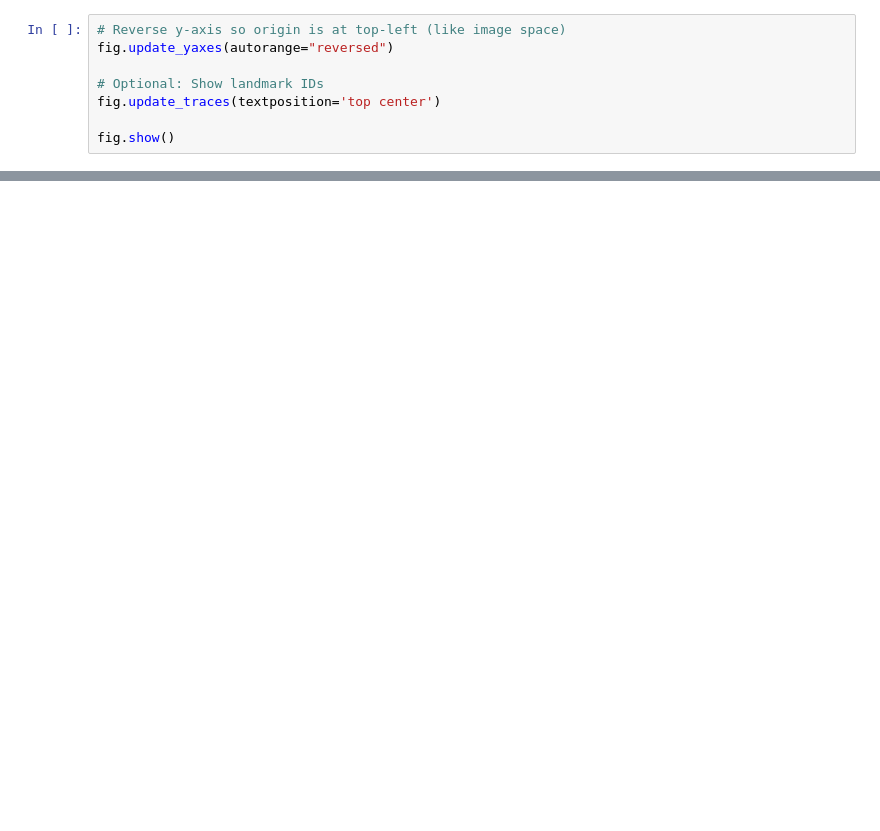
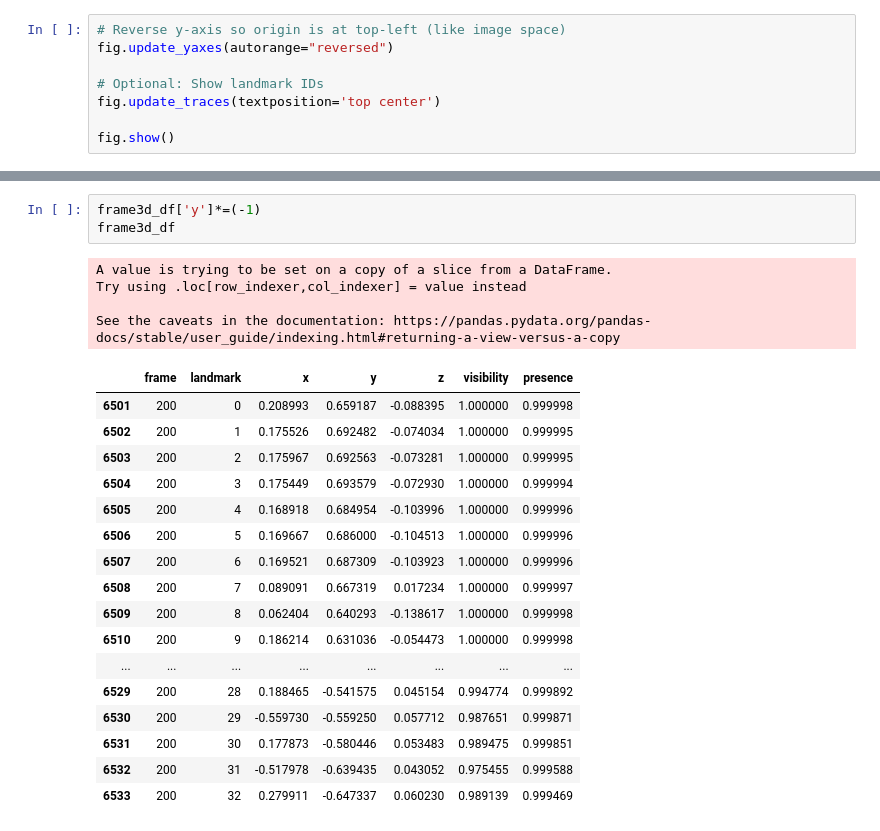
Before and after one commit to Janjan798/pose_buddy, a Jupyter notebook: graph.ipynb, the cells around one changed output, grey strips where cells are left out. Saved outputs shown, nothing was run; the diff lists cells and outputs as text; blank space fills up the shorter version.

```diff
--- a/graph.ipynb
+++ b/graph.ipynb
@@ -23,0 +80,25 @@ fig.show()
+# %%
+frame3d_df['y']*=(-1)
+frame3d_df
+# %% [output]
+A value is trying to be set on a copy of a slice from a DataFrame.
+Try using .loc[row_indexer,col_indexer] = value instead
+
+See the caveats in the documentation: https://pandas.pydata.org/pandas-docs/stable/user_guide/indexing.html#returning-a-view-versus-a-copy
+|  | frame | landmark | x | y | z | visibility | presence |
+| 6501 | 200 | 0 | 0.208993 | 0.659187 | -0.088395 | 1.000000 | 0.999998 |
+| 6502 | 200 | 1 | 0.175526 | 0.692482 | -0.074034 | 1.000000 | 0.999995 |
+| 6503 | 200 | 2 | 0.175967 | 0.692563 | -0.073281 | 1.000000 | 0.999995 |
+| 6504 | 200 | 3 | 0.175449 | 0.693579 | -0.072930 | 1.000000 | 0.999994 |
+| 6505 | 200 | 4 | 0.168918 | 0.684954 | -0.103996 | 1.000000 | 0.999996 |
+| 6506 | 200 | 5 | 0.169667 | 0.686000 | -0.104513 | 1.000000 | 0.999996 |
+| 6507 | 200 | 6 | 0.169521 | 0.687309 | -0.103923 | 1.000000 | 0.999996 |
+| 6508 | 200 | 7 | 0.089091 | 0.667319 | 0.017234 | 1.000000 | 0.999997 |
+| 6509 | 200 | 8 | 0.062404 | 0.640293 | -0.138617 | 1.000000 | 0.999998 |
+| 6510 | 200 | 9 | 0.186214 | 0.631036 | -0.054473 | 1.000000 | 0.999998 |
+| ... | ... | ... | ... | ... | ... | ... | ... |
+| 6529 | 200 | 28 | 0.188465 | -0.541575 | 0.045154 | 0.994774 | 0.999892 |
+| 6530 | 200 | 29 | -0.559730 | -0.559250 | 0.057712 | 0.987651 | 0.999871 |
+| 6531 | 200 | 30 | 0.177873 | -0.580446 | 0.053483 | 0.989475 | 0.999851 |
+| 6532 | 200 | 31 | -0.517978 | -0.639435 | 0.043052 | 0.975455 | 0.999588 |
+| 6533 | 200 | 32 | 0.279911 | -0.647337 | 0.060230 | 0.989139 | 0.999469 |
```
Also changed, not shown: parts of 8 cells of this notebook, 4 other files.
